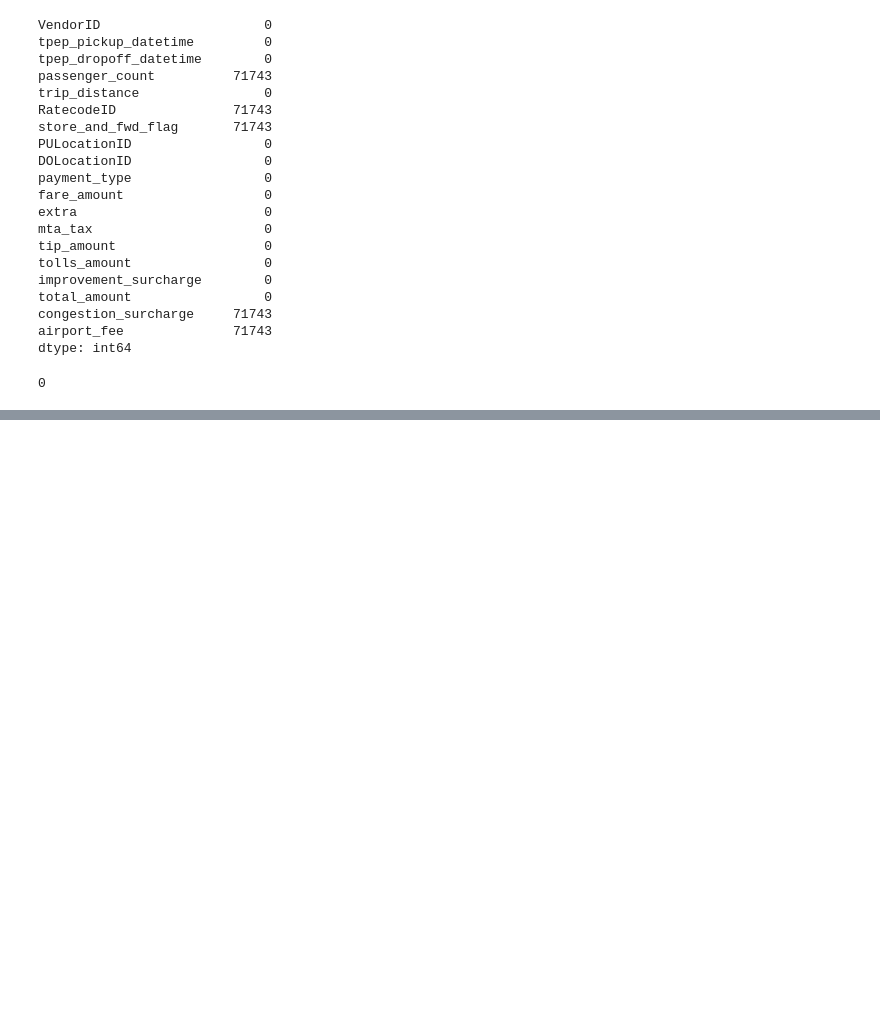
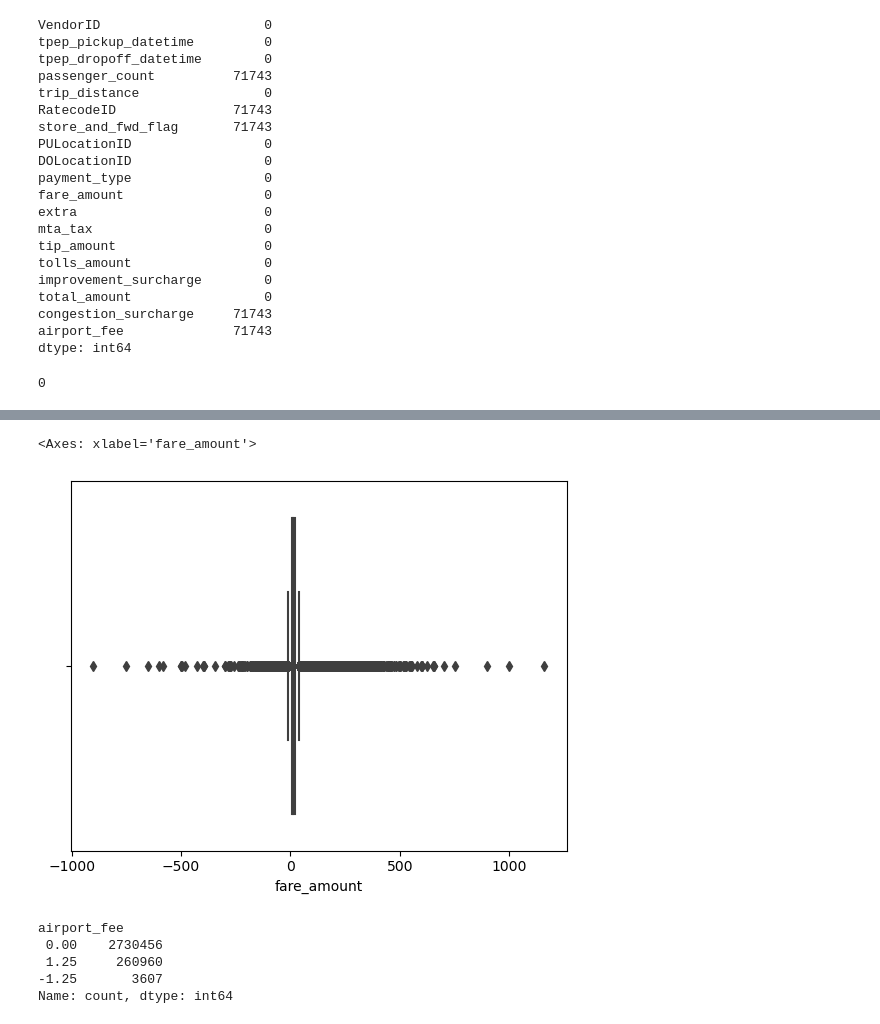
Before and after one commit to BGuragain1/Machine-Learning, a Jupyter notebook: new-york-city-taxi.ipynb, the cells around one changed output, grey strips where cells are left out. Saved outputs shown, nothing was run; the diff lists cells and outputs as text; code cells hidden in the pictures; blank space fills up the shorter version.

```diff
--- a/new-york-city-taxi.ipynb
+++ b/new-york-city-taxi.ipynb
@@ -152,0 +128,13 @@ Name: count, dtype: int64
+# %%
+sns.boxplot(x="fare_amount",data=df)
+# %% [output]
+<Axes: xlabel='fare_amount'>
+[figure, added]
+# %%
+df["airport_fee"].value_counts()
+# %% [output]
+airport_fee
+ 0.00    2730456
+ 1.25     260960
+-1.25       3607
+Name: count, dtype: int64
```
Also changed, not shown: parts of 92 cells of this notebook.
